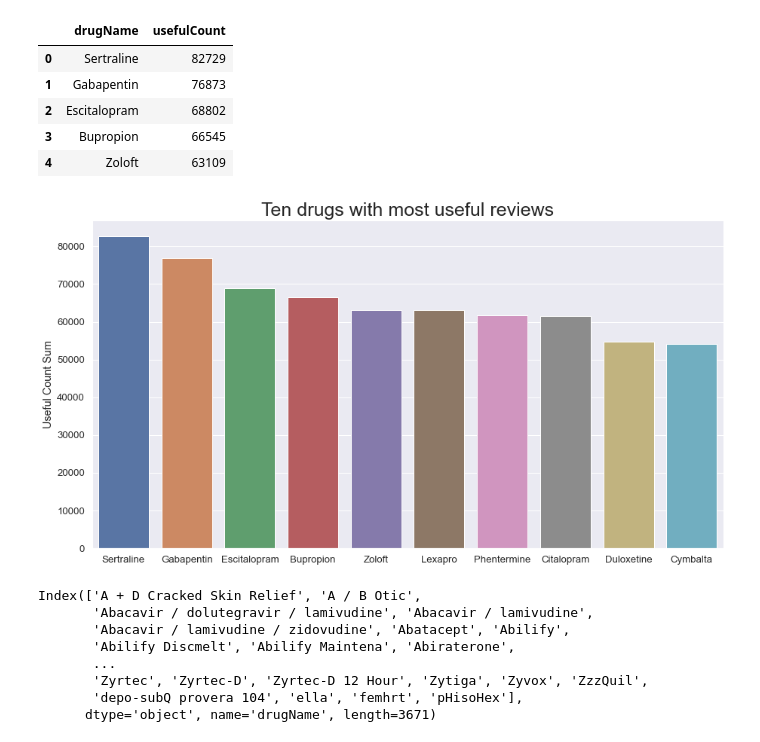
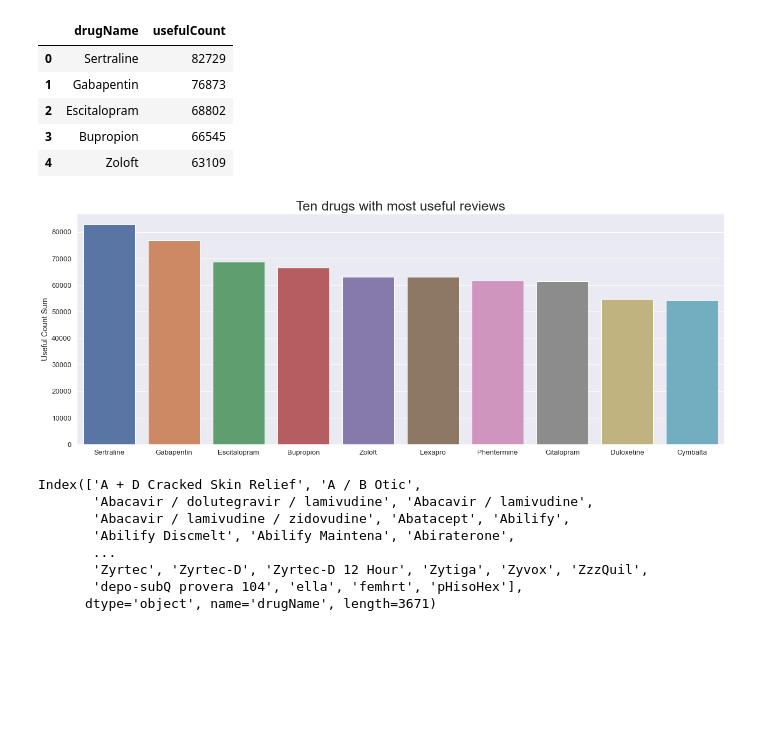
Before and after one commit to Cpizzle1/drug_sentiment_analysis, a Jupyter notebook: notebooks/eda.ipynb, the cells around one changed output. Saved outputs shown, nothing was run; the diff lists cells and outputs as text; code cells hidden in the pictures; blank space fills up the shorter version.

```diff
--- a/notebooks/eda.ipynb
+++ b/notebooks/eda.ipynb
@@ -368,11 +371,12 @@ df9.head()
 # %%
 ax3 = sns.barplot(x='drugName', y='usefulCount', data=df9)
 ax3.set_title('Ten drugs with most useful reviews', fontdict = fontdict)
 ax3.set_ylabel("Useful Count Sum")
 ax3.set_xlabel("")
+plt.tight_layout()
 plt.savefig('most_useful_counts.png')
 # %% [output]
-[figure, old version]
+[figure, new version]
 # %%
 # ax2 = sns.barplot(x=tes1['drugName'].value_counts()[:10], y=tes1[]"usefulCount"].value_counts()[:10], data=tes1.reset_index())
 # %%
```
Also changed, not shown: parts of 3 cells of this notebook, 1 other file.
